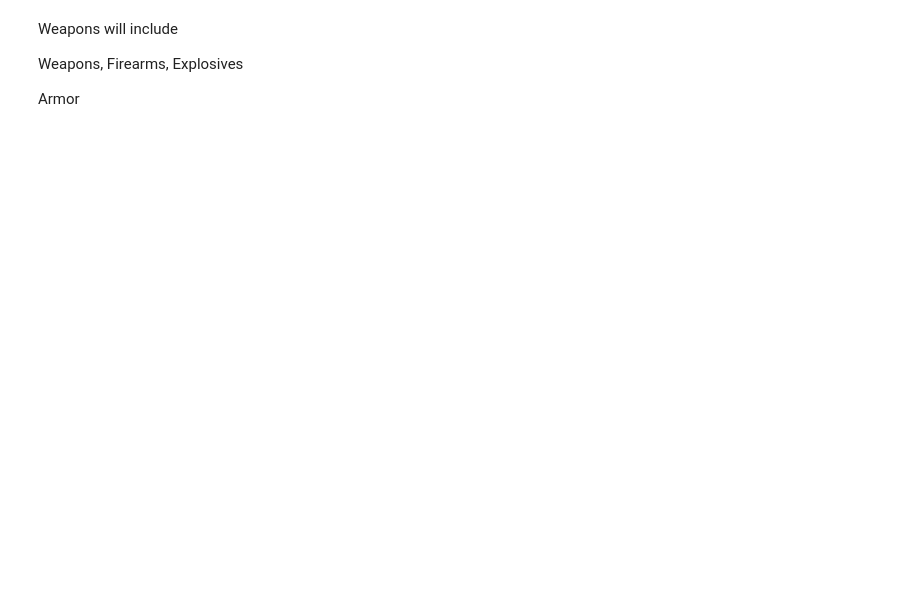
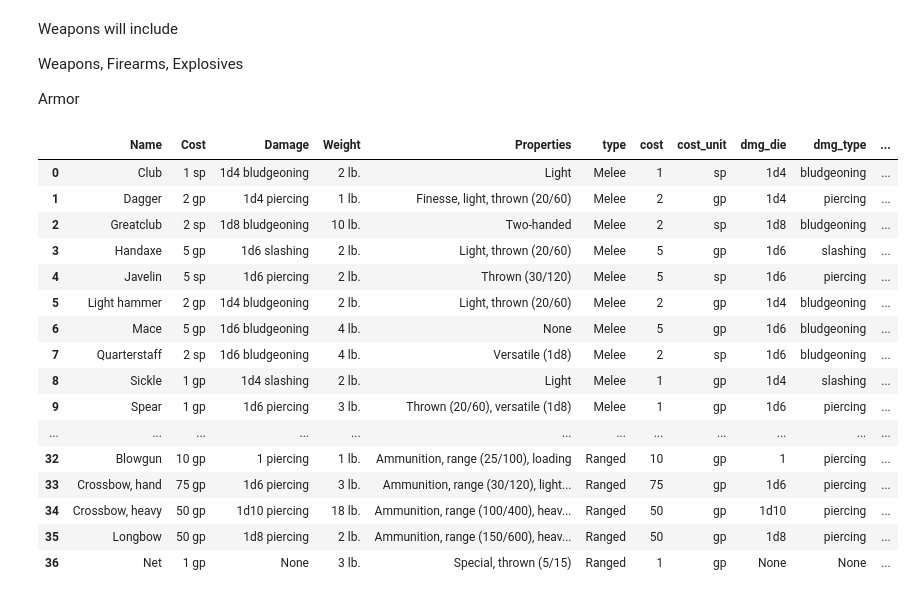
Before and after one commit to pconnell/DNDIO, a Jupyter notebook: webscrape.ipynb, the cells around one changed output. Cells and saved outputs as stored; diff of their text form; code cells hidden in the pictures; blank space fills up the shorter version.

```diff
--- a/webscrape.ipynb
+++ b/webscrape.ipynb
@@ -714,0 +1241,19 @@ Other class table information:
+# %%
+def get_proficiencies(soup):
+    prof_data = [e.parent for e in soup('strong',text=re.compile(r'Armor:'))][0]
+    prof_data = prof_data.decode_contents()
+    prof_data = re.sub('\n','',prof_data)
+    prof_data = prof_data.split('<br/><strong>')
+    dat = {}
+    for rec in prof_data:
+        t = rec.split('</strong>')
+        k,v = t[0],t[1]
+        k = re.sub('<strong>','',k).strip()
+        v = [q.strip().lower() for q in v.split(',')]
+        for i in range(len(v)):
+            if '’' in v[i]:
+                v[i] = re.sub('’','\'\'',v[i])
+        dat[k] = v
+    dat['Skills:'].pop(0)
+    return dat
+get_proficiencies(soup)
@@ -856,3 +1570,46 @@ Weapons will include
 Weapons, Firearms, Explosives
 
 Armor
+# %%
+weps = pd.concat(res)
+weps.reset_index(inplace=True)
+weps.drop(columns=['index'],axis=1,inplace=True)
+
+weps.loc[weps['Damage'].str.contains('—'),'Damage'] = None
+# weps.loc[weps['dmg_die'].str.contains('—'),'dmg_die'] = None
+# weps.at[weps['dmg_die'].str.contains('—'),'dmg'] = {}
+weps.loc[weps['Properties'].str.contains('—'),'Properties'] = None
+weps.loc[weps['Weight'].str.contains('—'),'Weight'] = '0 lb.'
+
+weps[['cost','cost_unit']] = weps['Cost'].str.split(' ',expand=True)
+# weps.drop(columns='Cost',inplace=True)
+weps['type'] = weps['type'].str.split(' ',expand=True)[1]
+weps[['dmg_die','dmg_type']] =weps['Damage'].str.split(' ',expand=True)
+# weps.drop(columns='Damage',inplace=True)
+weps[['dmg_die_qty','dmg_die_size']] = weps['dmg_die'].str.split('d',expand=True)
+# weps.drop(columns='dmg_die',inplace=True)
+
+weps['dmg'] = None
+weps['dmg'] = weps.apply(
+    lambda row: {row['dmg_type']:{int(row['dmg_die_qty']):int(row['dmg_die_size'])}} if row['dmg_die_size'] is not None else {},
+    axis=1
+)
+weps
+# %% [output]
+|  | Name | Cost | Damage | Weight | Properties | type | cost | cost_unit | dmg_die | dmg_type | ... |
+| 0 | Club | 1 sp | 1d4 bludgeoning | 2 lb. | Light | Melee | 1 | sp | 1d4 | bludgeoning | ... |
+| 1 | Dagger | 2 gp | 1d4 piercing | 1 lb. | Finesse, light, thrown (20/60) | Melee | 2 | gp | 1d4 | piercing | ... |
+| 2 | Greatclub | 2 sp | 1d8 bludgeoning | 10 lb. | Two-handed | Melee | 2 | sp | 1d8 | bludgeoning | ... |
+| 3 | Handaxe | 5 gp | 1d6 slashing | 2 lb. | Light, thrown (20/60) | Melee | 5 | gp | 1d6 | slashing | ... |
+| 4 | Javelin | 5 sp | 1d6 piercing | 2 lb. | Thrown (30/120) | Melee | 5 | sp | 1d6 | piercing | ... |
+| 5 | Light hammer | 2 gp | 1d4 bludgeoning | 2 lb. | Light, thrown (20/60) | Melee | 2 | gp | 1d4 | bludgeoning | ... |
+| 6 | Mace | 5 gp | 1d6 bludgeoning | 4 lb. | None | Melee | 5 | gp | 1d6 | bludgeoning | ... |
+| 7 | Quarterstaff | 2 sp | 1d6 bludgeoning | 4 lb. | Versatile (1d8) | Melee | 2 | sp | 1d6 | bludgeoning | ... |
+| 8 | Sickle | 1 gp | 1d4 slashing | 2 lb. | Light | Melee | 1 | gp | 1d4 | slashing | ... |
+| 9 | Spear | 1 gp | 1d6 piercing | 3 lb. | Thrown (20/60), versatile (1d8) | Melee | 1 | gp | 1d6 | piercing | ... |
+| ... | ... | ... | ... | ... | ... | ... | ... | ... | ... | ... | ... |
+| 32 | Blowgun | 10 gp | 1 piercing | 1 lb. | Ammunition, range (25/100), loading | Ranged | 10 | gp | 1 | piercing | ... |
+| 33 | Crossbow, hand | 75 gp | 1d6 piercing | 3 lb. | Ammunition, range (30/120), light... | Ranged | 75 | gp | 1d6 | piercing | ... |
+| 34 | Crossbow, heavy | 50 gp | 1d10 piercing | 18 lb. | Ammunition, range (100/400), heav... | Ranged | 50 | gp | 1d10 | piercing | ... |
+| 35 | Longbow | 50 gp | 1d8 piercing | 2 lb. | Ammunition, range (150/600), heav... | Ranged | 50 | gp | 1d8 | piercing | ... |
+| 36 | Net | 1 gp | None | 3 lb. | Special, thrown (5/15) | Ranged | 1 | gp | None | None | ... |
```
Also changed, not shown: parts of 38 cells of this notebook, 15 other files.
